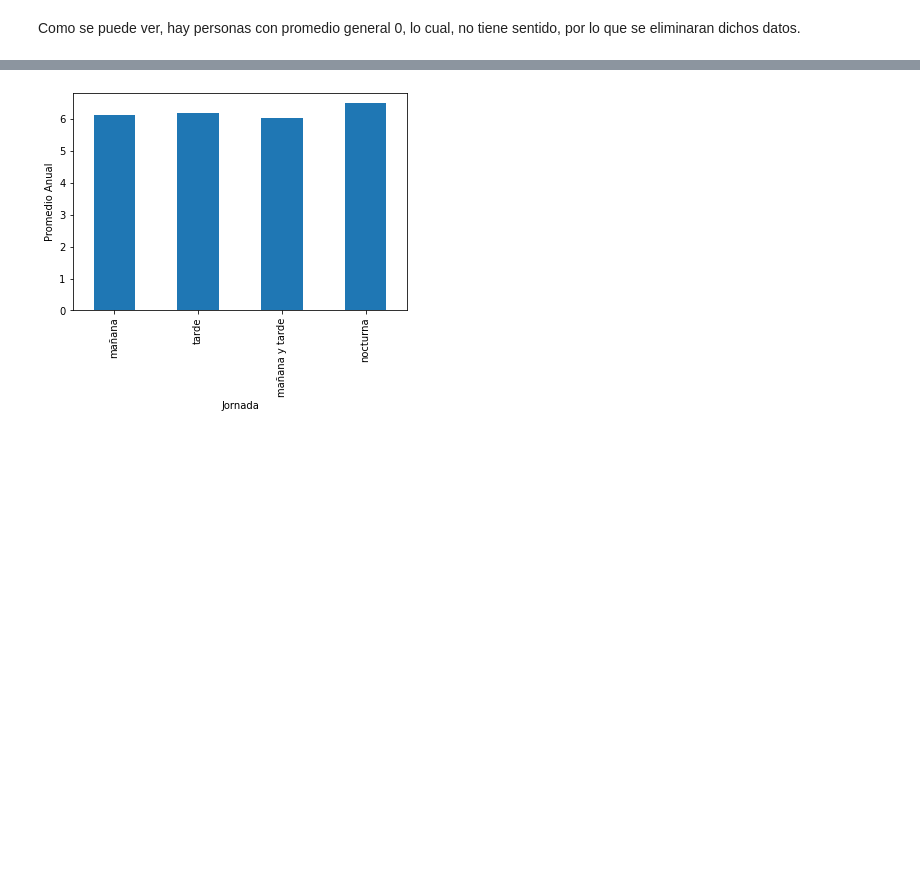
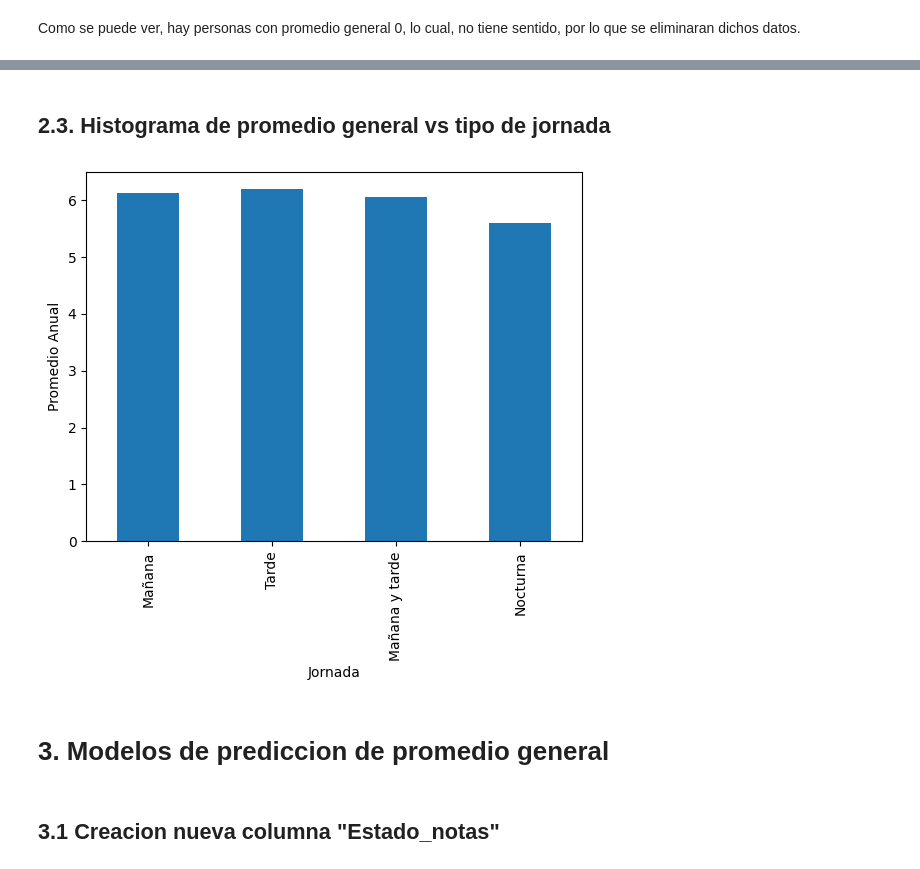
Before and after one commit to benja20029/IIC2433-Proyecto-Rendimiento-Academico, a Jupyter notebook: process_data.ipynb, the cells around one changed output, grey strips where cells are left out. Saved outputs shown, nothing was run; the diff lists cells and outputs as text; code cells hidden in the pictures; blank space fills up the shorter version.

```diff
--- a/process_data.ipynb
+++ b/process_data.ipynb
@@ -145,4 +240,3 @@ data = df_3
 # %%
-data_heatmap = data.drop(["NOM_RBD", "NOM_COM_ALU"], axis=1)
-data_heatmap['PROM_GRAL'] = data_heatmap['PROM_GRAL'].str.replace(',', '.')
-data_heatmap['PROM_GRAL'] = data_heatmap['PROM_GRAL'].astype(float)
+df_3["PROM_GRAL"] = df_3["PROM_GRAL"].str.replace(",", ".")
+df_3["PROM_GRAL"] = df_3["PROM_GRAL"].astype(float)
@@ -148,0 +245,8 @@ data_heatmap['PROM_GRAL'] = data_heatmap['PROM_GRAL'].astype(float)
+# %%
+## Using minmaxscaler
+from sklearn.preprocessing import MinMaxScaler
+
+scaler = MinMaxScaler()
+df_3["ASISTENCIA"] = scaler.fit_transform(df_3[["ASISTENCIA"]])
+df_3["EDAD_ALU"] = scaler.fit_transform(df_3[["EDAD_ALU"]])
+df_3["PCA_1"] = scaler.fit_transform(df_3[["PCA_1"]])
@@ -158,5 +284,5 @@ plt.show()
 # %%
-data_sample = data.sample(n=10000, random_state=42)
+data_sample = df_3.sample(n=10000, random_state=42)
 # %%
 sns.jointplot(x="ASISTENCIA", y="PROM_GRAL", data=data_sample,height=7, ratio=3, color="r")
 plt.show()
@@ -165,22 +291,22 @@ plt.show()
+# %% [markdown]
+## 2.3. Histograma de promedio general vs tipo de jornada
 # %%
 data_sample['COD_JOR'] = pd.to_numeric(data_sample['COD_JOR'], errors='coerce')
 data_sample['COD_JOR'] = data_sample['COD_JOR'].astype(float)
-data_sample['PROM_GRAL'] = data_sample['PROM_GRAL'].str.replace(',', '.')
-data_sample['PROM_GRAL'] = data_sample['PROM_GRAL'].astype(float)
 # %%
 data_sample_avg = data_sample.groupby('COD_JOR').mean()["PROM_GRAL"]
 # %%
 data_sample_avg.plot.bar()
 plt.xlabel('Jornada')
 plt.ylabel('Promedio Anual')
 x_labels = {
-    1: 'mañana',
-    2: 'tarde',
-    3: 'mañana y tarde',
-    4: 'nocturna'
+    1: 'Mañana',
+    2: 'Tarde',
+    3: 'Mañana y tarde',
+    4: 'Nocturna'
 }
 
 plt.gca().set_xticklabels([x_labels.get(label) for label in data_sample_avg.index])
 plt.show()
 # %% [output]
-[figure, old version]
+[figure, new version]
@@ -212,0 +332,4 @@ plt.show()
+# %% [markdown]
+# 3. Modelos de prediccion de promedio general
+# %% [markdown]
+## 3.1 Creacion nueva columna "Estado_notas"
```
Also changed, not shown: parts of 70 cells of this notebook, 2 other files.
